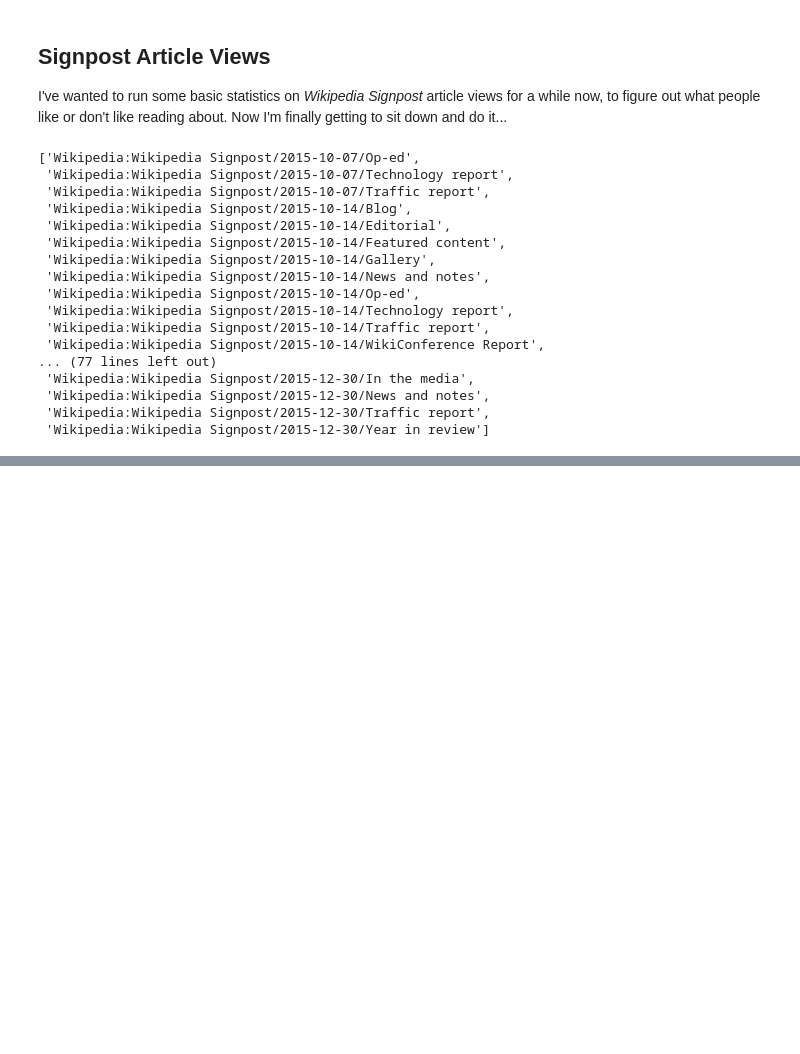
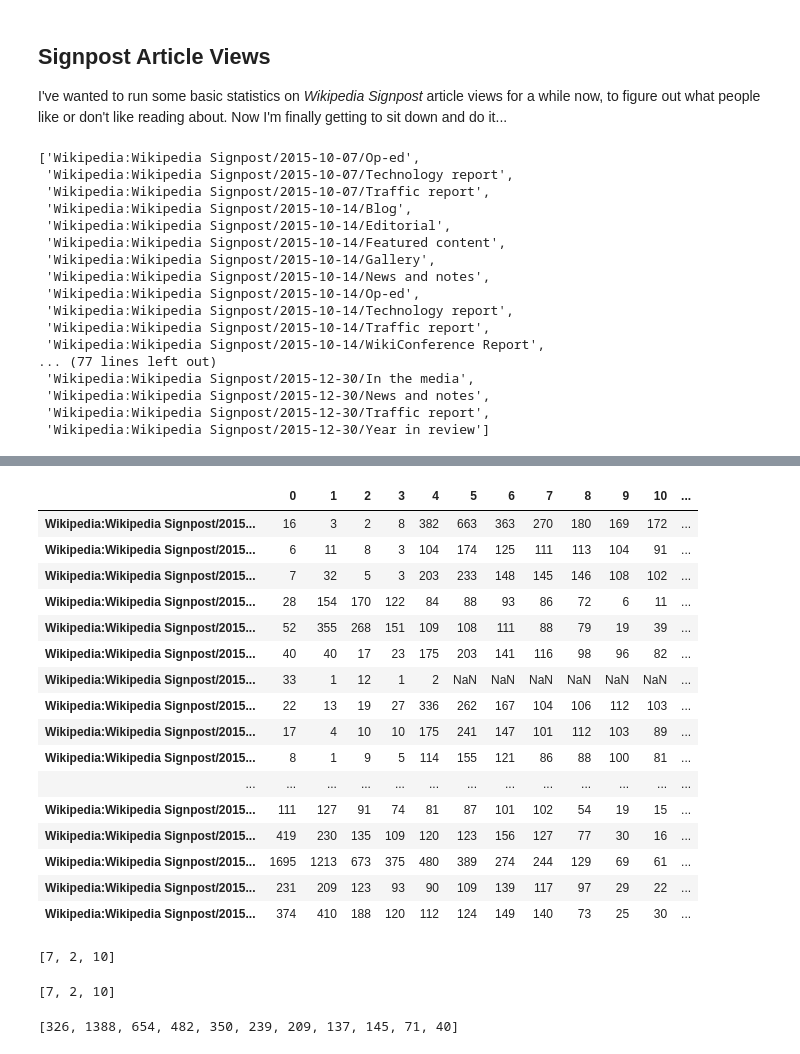
Before and after one commit to ResidentMario/signpostviews, a Jupyter notebook: signpostviews.ipynb, the cells around one changed output, grey strips where cells are left out. Drawn from its saved outputs; the diff is of its cells as text; code cells hidden in the pictures; blank space fills up the shorter version.

Commit message:
Tabulate views.

```diff
--- a/signpostviews.ipynb
+++ b/signpostviews.ipynb
@@ -21,6 +21,7 @@ def viewcounts(article_name, start=None, end=None):
     p = PageviewsClient().article_views("en.wikipedia",
                                         [parsed_article_name],
                                         access="all-access",
+                                        # access="users",
                                         granularity="daily",
                                         start=start,
                                         end=end)
@@ -74,6 +75,7 @@ def get_all_articles(prefix):
 
 def tabulate(articles):
     pass_dict = {article: article_viewcounts(article) for article in articles}
+    return pass_dict
 # %%
 [article for article in get_all_articles("Wikipedia Signpost/2015-10-07/Op-ed") if '2016' not in article]
 # %% [output]
@@ -114,0 +122,34 @@ KeyboardInterrupt:
+# %%
+pd.set_option('display.max_rows', None)
+frame = DataFrame([all_views[key] for key in sorted(all_views.keys())], index=sorted(all_views.keys()))
+frame
+# %% [output]
+|  | 0 | 1 | 2 | 3 | 4 | 5 | 6 | 7 | 8 | 9 | 10 | ... |
+| Wikipedia:Wikipedia Signpost/2015... | 16 | 3 | 2 | 8 | 382 | 663 | 363 | 270 | 180 | 169 | 172 | ... |
+| Wikipedia:Wikipedia Signpost/2015... | 6 | 11 | 8 | 3 | 104 | 174 | 125 | 111 | 113 | 104 | 91 | ... |
+| Wikipedia:Wikipedia Signpost/2015... | 7 | 32 | 5 | 3 | 203 | 233 | 148 | 145 | 146 | 108 | 102 | ... |
+| Wikipedia:Wikipedia Signpost/2015... | 28 | 154 | 170 | 122 | 84 | 88 | 93 | 86 | 72 | 6 | 11 | ... |
+| Wikipedia:Wikipedia Signpost/2015... | 52 | 355 | 268 | 151 | 109 | 108 | 111 | 88 | 79 | 19 | 39 | ... |
+| Wikipedia:Wikipedia Signpost/2015... | 40 | 40 | 17 | 23 | 175 | 203 | 141 | 116 | 98 | 96 | 82 | ... |
+| Wikipedia:Wikipedia Signpost/2015... | 33 | 1 | 12 | 1 | 2 | NaN | NaN | NaN | NaN | NaN | NaN | ... |
+| Wikipedia:Wikipedia Signpost/2015... | 22 | 13 | 19 | 27 | 336 | 262 | 167 | 104 | 106 | 112 | 103 | ... |
+| Wikipedia:Wikipedia Signpost/2015... | 17 | 4 | 10 | 10 | 175 | 241 | 147 | 101 | 112 | 103 | 89 | ... |
+| Wikipedia:Wikipedia Signpost/2015... | 8 | 1 | 9 | 5 | 114 | 155 | 121 | 86 | 88 | 100 | 81 | ... |
+| ... | ... | ... | ... | ... | ... | ... | ... | ... | ... | ... | ... | ... |
+| Wikipedia:Wikipedia Signpost/2015... | 111 | 127 | 91 | 74 | 81 | 87 | 101 | 102 | 54 | 19 | 15 | ... |
+| Wikipedia:Wikipedia Signpost/2015... | 419 | 230 | 135 | 109 | 120 | 123 | 156 | 127 | 77 | 30 | 16 | ... |
+| Wikipedia:Wikipedia Signpost/2015... | 1695 | 1213 | 673 | 375 | 480 | 389 | 274 | 244 | 129 | 69 | 61 | ... |
+| Wikipedia:Wikipedia Signpost/2015... | 231 | 209 | 123 | 93 | 90 | 109 | 139 | 117 | 97 | 29 | 22 | ... |
+| Wikipedia:Wikipedia Signpost/2015... | 374 | 410 | 188 | 120 | 112 | 124 | 149 | 140 | 73 | 25 | 30 | ... |
+# %%
+article_viewcounts("Wikipedia:Wikipedia Signpost/2015-12-23/Technology report")
+# %% [output]
+[7, 2, 10]
+# %%
+viewcounts("Wikipedia:Wikipedia Signpost/2015-12-23/Technology report")
+# %% [output]
+[7, 2, 10]
+# %%
+article_viewcounts("Wikipedia:Wikipedia Signpost/2015-12-02/Op-ed")
+# %% [output]
+[326, 1388, 654, 482, 350, 239, 209, 137, 145, 71, 40]
```
Also changed, not shown: parts of 2 cells of this notebook.
